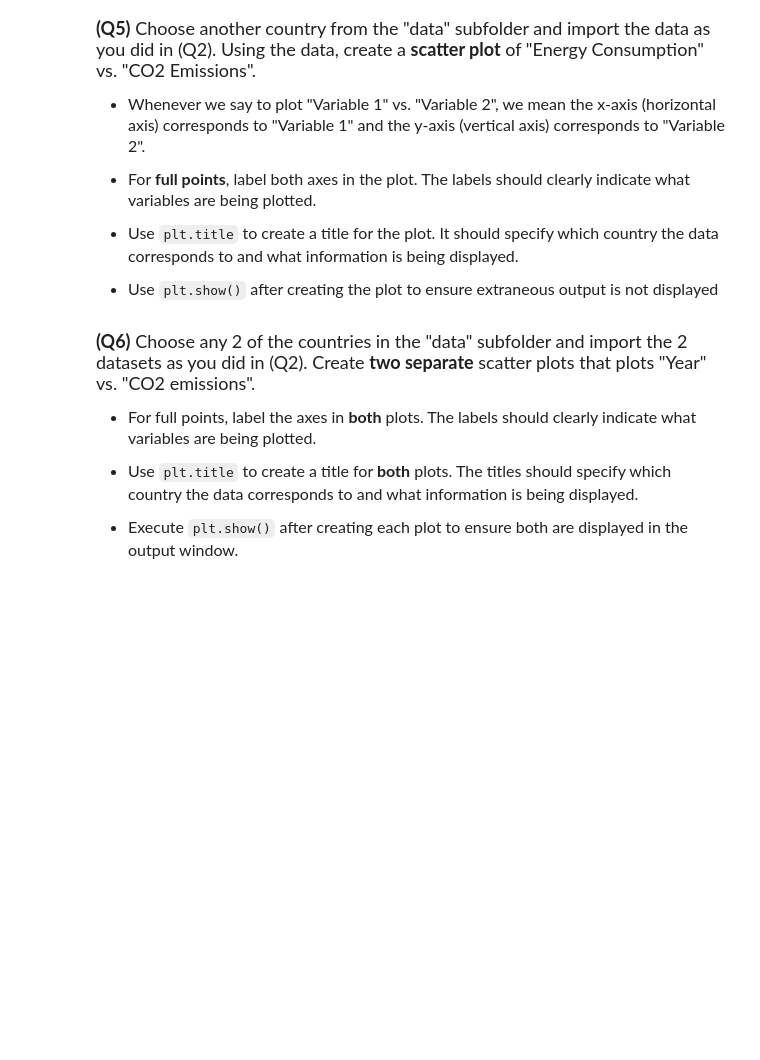
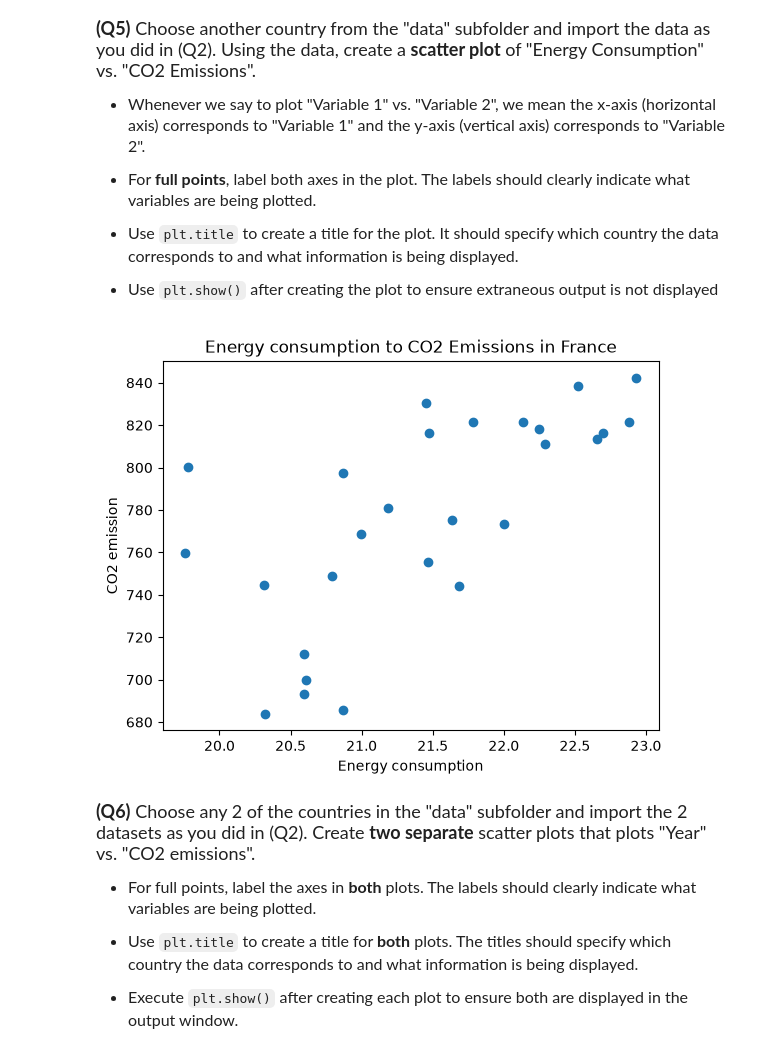
Before and after one commit to Gabe3741/datasci185fall2026, a Jupyter notebook: _assignments/assignment_2/Assignment2.ipynb, the cells around one changed output. Cells and saved outputs as stored; diff of their text form; code cells hidden in the pictures; blank space fills up the shorter version.

Commit message:
Finished Assignment 2

```diff
--- a/_assignments/assignment_2/Assignment2.ipynb
+++ b/_assignments/assignment_2/Assignment2.ipynb
@@ -124,3 +144,14 @@ us_emissions["CO2_emission"].describe()
+# %%
+# Write your answer
+france_emissions = pd.read_csv(filepath_or_buffer="/Users/gabrielhall/Downloads/DSCI185/datasci185fall2026/_assignments/assignment_2/data/france_emission.csv")
+
+plt.scatter(x = france_emissions["Energy_consumption"],y = france_emissions["CO2_emission"])
+plt.xlabel("Energy consumption")
+plt.ylabel("CO2 emission")
+plt.title("Energy consumption to CO2 Emissions in France")
+plt.show()
+# %% [output]
+[figure, added]
 # %% [markdown]
 <font size = "4">
 
```
Also changed, not shown: parts of 7 cells of this notebook.
